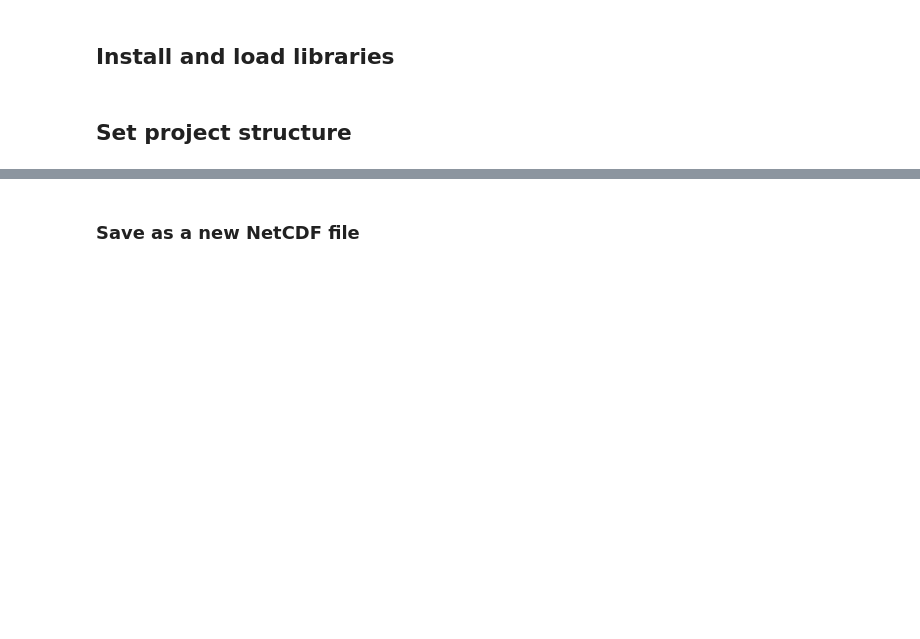
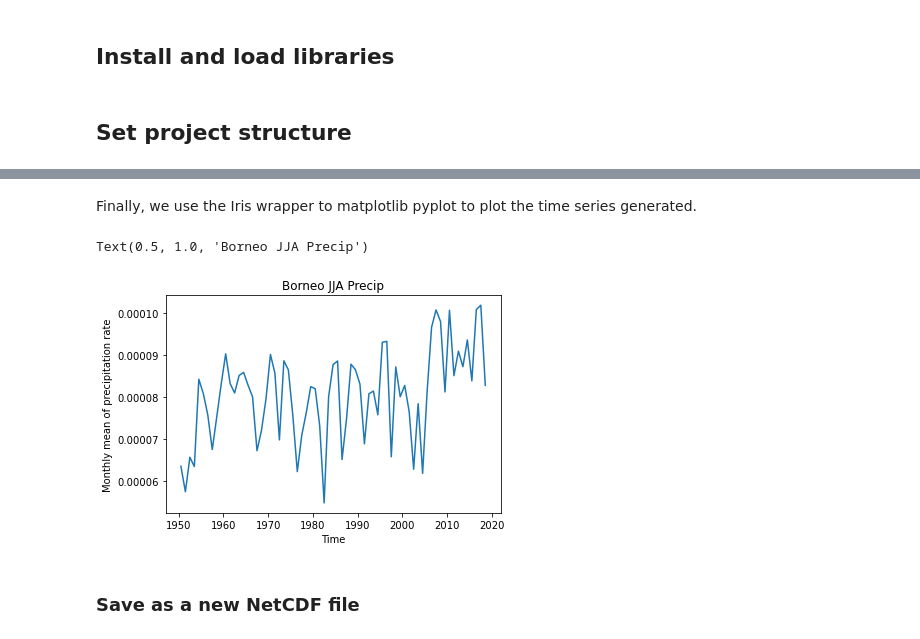
Before and after one commit to timo0thy/environmental-ds-book, a Jupyter notebook: book/wildfires/preprocessing/wildfires_preprocessing_timeseries.ipynb, the cells around one changed output, grey strips where cells are left out. Drawn from its saved outputs; the diff is of its cells as text; code cells hidden in the pictures; blank space fills up the shorter version.

```diff
--- a/book/wildfires/preprocessing/wildfires_preprocessing_timeseries.ipynb
+++ b/book/wildfires/preprocessing/wildfires_preprocessing_timeseries.ipynb
@@ -186,0 +207,8 @@ plt.show()
+# %%
+# Create area-weights array
+grid_area_weights = iris.analysis.cartography.area_weights(Borneo)
+
+# Perform the area-weighted mean using the computed grid-box areas.
+Borneo_mean = Borneo.collapsed(['latitude', 'longitude'],
+                                iris.analysis.MEAN,
+                                weights=grid_area_weights)
@@ -186,0 +217,6 @@ plt.show()
+# %%
+jja_constraint = iris.Constraint(clim_season='jja')
+year_constraint = iris.Constraint(season_year=lambda v: v > 1949 and v <= 2019 )
+
+Borneo_jja = Borneo_mean.extract(jja_constraint & year_constraint)
+print(Borneo_jja)
@@ -187,3 +241,11 @@ plt.show()
+# %% [markdown]
+Finally, we use the Iris wrapper to matplotlib pyplot to plot the time series generated.
+# %%
+qplt.plot(Borneo_jja[-71:-1])
+plt.title('Borneo JJA Precip')
+# %% [output]
+Text(0.5, 1.0, 'Borneo JJA Precip')
+[figure, added]
 # %% [markdown]
 ### Save as a new NetCDF file
 # %%
```
Also changed, not shown: parts of 43 cells of this notebook.
